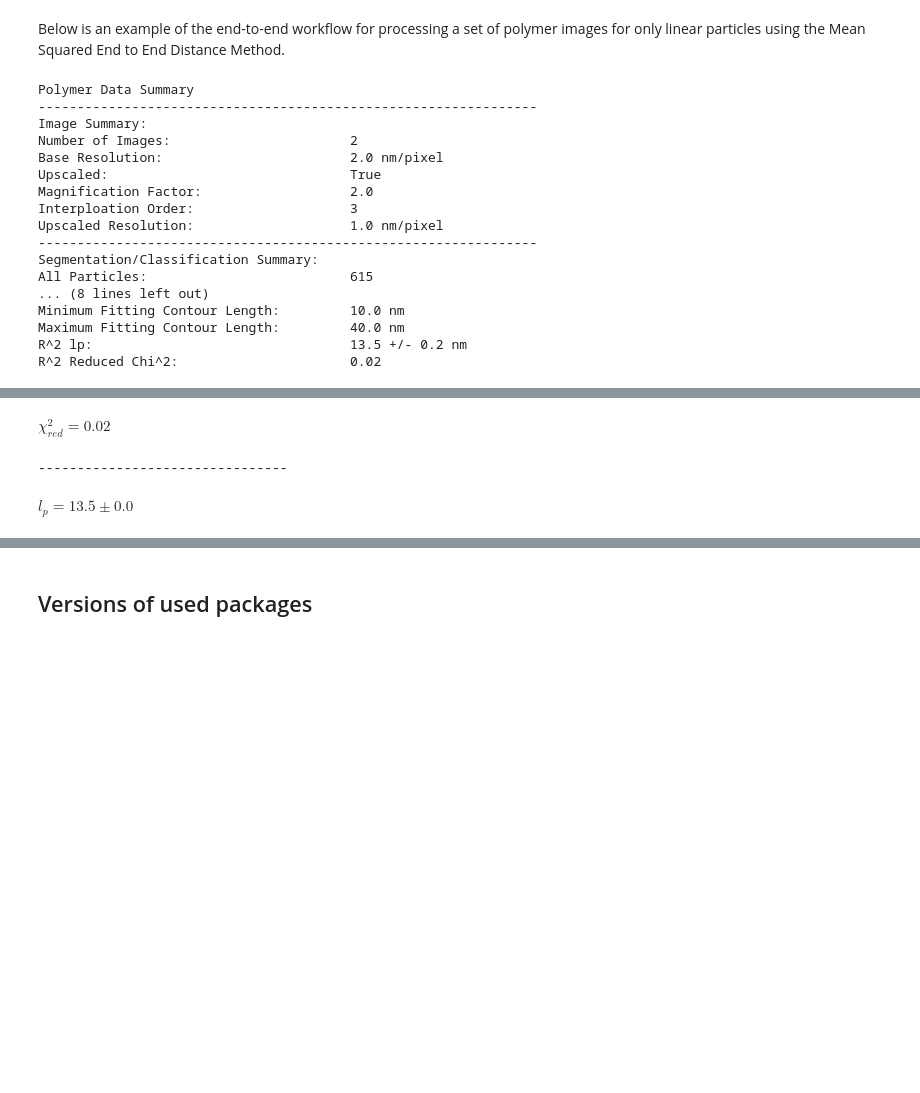
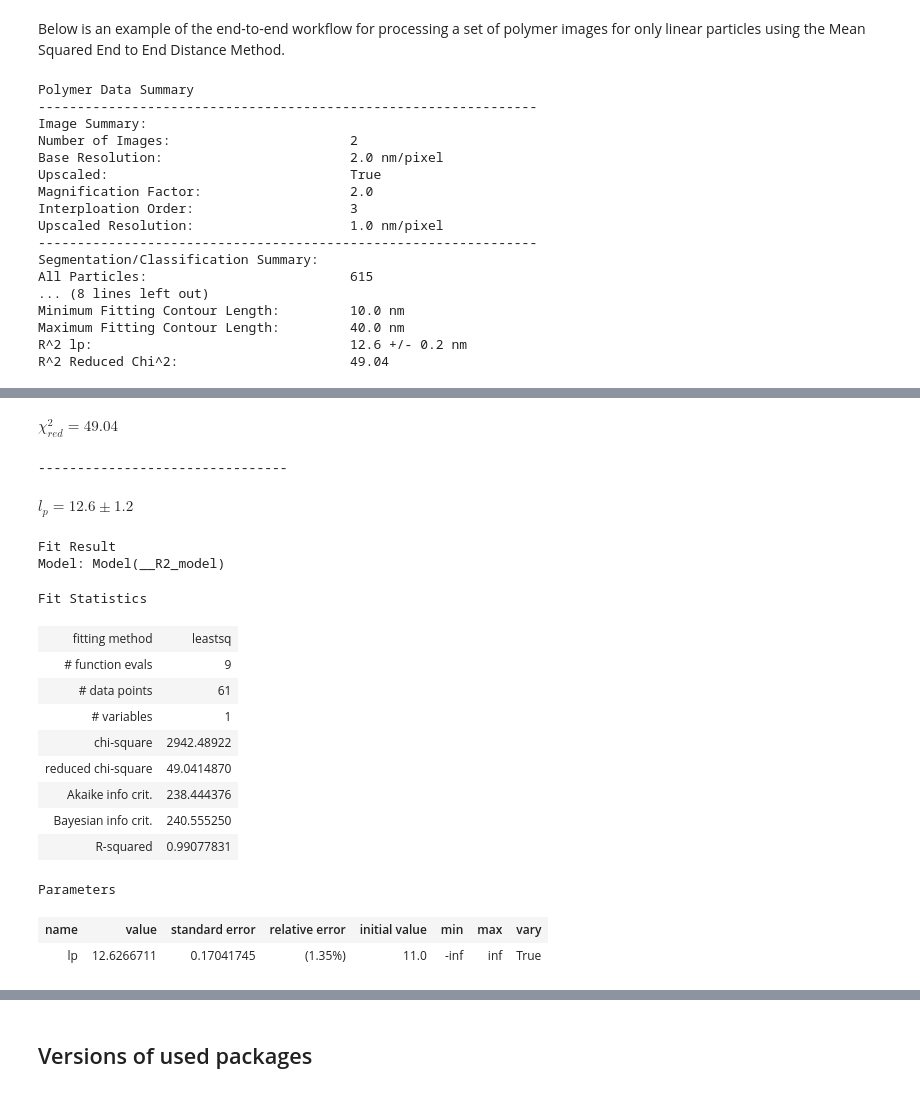
Before and after one commit to KingGavinM/PsPolypy, a Jupyter notebook: tutorials/PsPolypy-Tutorial.ipynb, the cells around one changed output, grey strips where cells are left out. Saved outputs shown, nothing was run; the diff lists cells and outputs as text; code cells hidden in the pictures; blank space fills up the shorter version.

```diff
--- a/tutorials/PsPolypy-Tutorial.ipynb
+++ b/tutorials/PsPolypy-Tutorial.ipynb
@@ -697,7 +700,7 @@ polydat.calc_displacements()
 L_min = 10
 L_max = 40
 # Calculate the persistence length.
-polydat.calc_R2_lp(lp_init = 11, min_fitting_length = L_min, max_fitting_length = L_max)
+polydat.calc_R2_lp(lp_init = 11, min_fitting_length = L_min, max_fitting_length = L_max, scale_covar = True)
 
 # Print a summary of the polydat object.
 polydat.print_summary()
@@ -728,47 +731,72 @@ polydat.plot_mean_squared_displacements_fit(ax = ax[1], show_init = False,
 ax[1].set_xlim([0,50])
 ax[1].set_ylim(0,2200)
 ax[1].set_xlabel(rf'$L\;[\times{polydat.resolution:.0f} nm]$',fontsize=18)
 ax[1].set_ylabel(r'$\langle R^2(L)\rangle$',fontsize=18)
 
 
 ax[1].grid(lw=0.3)
 ax[1].legend(fontsize = 14)
 
 # Display the plot.
 plt.show()
 # Show the fitting results.
 # polydat.wlc_fit_result
+
+
+# Extract best-fit parameter and its standard deviation
+result = polydat.R2_fit_result
+lp_0 = result.params['lp'].value
+std_0 = result.params['lp'].stderr
+
+# Goodness-of-fit measure (reduced chi-squared)
+rchi2_0 = result.redchi  # Reduced chi-squared
+
+# Scale the standard deviation only if reduced chi-squared is greater than 1
+if rchi2_0 > 1.0:
+    scaled_std_r2 = np.sqrt(rchi2_0) * std_0
+else:
+    scaled_std_r2 = std_0
+
+# Display results
+display(Math(rf"$\chi_{{red}}^2 = {rchi2_0:.2f}$"))
+print('-' * 32)
+display(Math(rf"$l_p = {lp_0:.1f} \pm {scaled_std_r2:.1f}$"))
+
+result
 # %% [output]
 Polymer Data Summary
 ----------------------------------------------------------------
 Image Summary:
 Number of Images:                       2
 Base Resolution:                        2.0 nm/pixel
 Upscaled:                               True
 Magnification Factor:                   2.0
 Interploation Order:                    3
 Upscaled Resolution:                    1.0 nm/pixel
 ----------------------------------------------------------------
 Segmentation/Classification Summary:
 All Particles:                          615
 ... (8 lines left out)
 Minimum Fitting Contour Length:         10.0 nm
 Maximum Fitting Contour Length:         40.0 nm
-R^2 lp:                                 13.5 +/- 0.2 nm
-R^2 Reduced Chi^2:                      0.02
+R^2 lp:                                 12.6 +/- 0.2 nm
+R^2 Reduced Chi^2:                      49.04
 [drawing not drawn]
+$\displaystyle \chi_{red}^2 = 49.04$
+--------------------------------
+$\displaystyle l_p = 12.6 \pm 1.2$
+Fit Result
+Model: Model(__R2_model)
+Fit Statistics
+| fitting method | leastsq |
+| # function evals | 9 |
+| # data points | 61 |
+| # variables | 1 |
+| chi-square | 2942.48922 |
+| reduced chi-square | 49.0414870 |
+| Akaike info crit. | 238.444376 |
+| Bayesian info crit. | 240.555250 |
+| R-squared | 0.99077831 |
+Parameters
+| name | value | standard error | relative error | initial value | min | max | vary |
+| lp | 12.6266711 | 0.17041745 | (1.35%) | 11.0 | -inf | inf | True |
-# %%
-result = polydat.R2_fit_result
-# Extract best-fit parameter and its standard deviation
-lp_r2 = result.params['lp'].value
-std_r2 = result.params['lp'].stderr
-
-# Goodness-of-fit measure
-rchi2_r2 = result.redchi  # Reduced chi-squared
-display(Math(rf"$χ_{{red}}^2 = {rchi2_r2:.2f}"))
-print('-'*32)
-display(Math(rf"$l_p = {lp_r2:.1f} ± {np.sqrt(rchi2_r2)*std_r2:.1f}$"))
-# %% [output]
-$\displaystyle χ_{red}^2 = 0.02$
---------------------------------
-$\displaystyle l_p = 13.5 ± 0.0$
```
Also changed, not shown: parts of 7 cells of this notebook, 1 other file.
